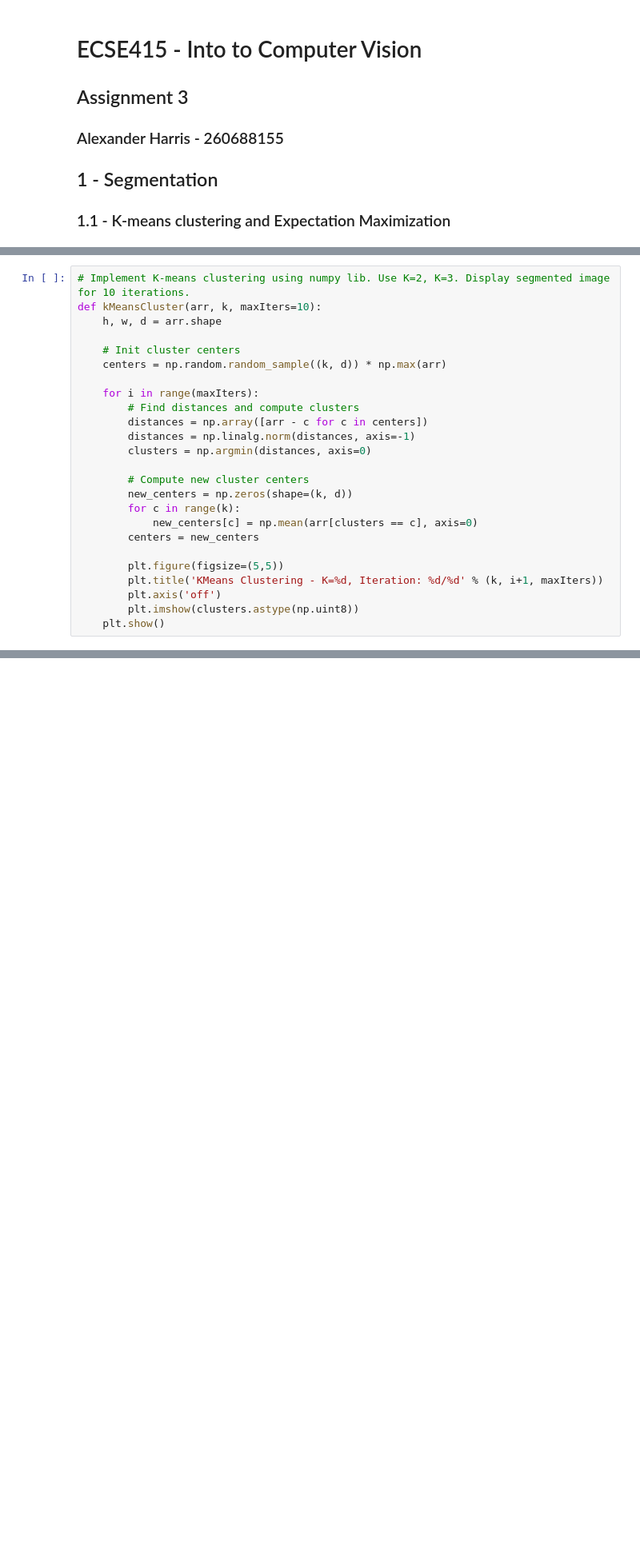
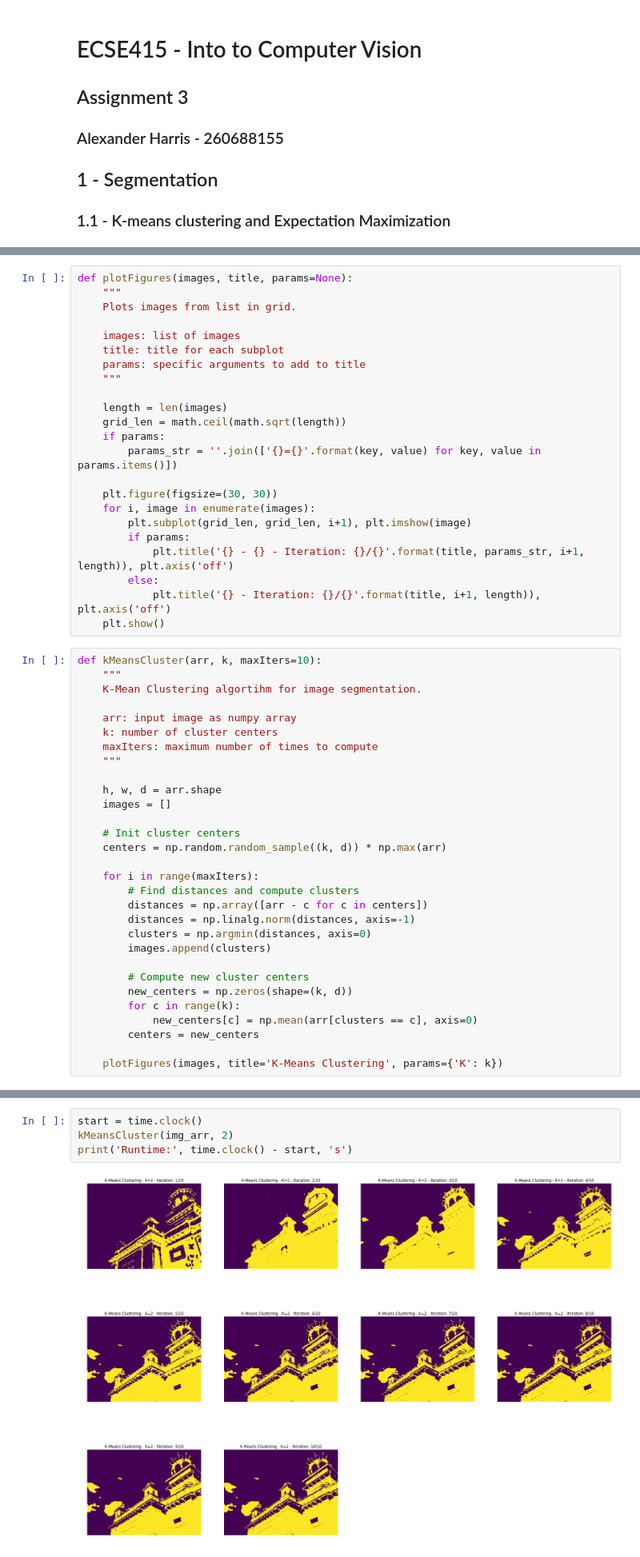
Before and after one commit to alexH2456/ECSE415, a Jupyter notebook: src/a3/Kmeans_EM.ipynb, the cells around one changed output, grey strips where cells are left out. Shown at 80% size. Drawn from its saved outputs; the diff is of its cells as text; blank space fills up the shorter version.

Commit message:
Finished K-Means and EM

```diff
--- a/src/a3/Kmeans_EM.ipynb
+++ b/src/a3/Kmeans_EM.ipynb
@@ -16,7 +17,38 @@ img_arr = np.array(img, dtype=np.float64)
+# %%
+def plotFigures(images, title, params=None):
+    """
+    Plots images from list in grid.
+
+    images: list of images
+    title: title for each subplot
+    params: specific arguments to add to title
+    """
+
+    length = len(images)
+    grid_len = math.ceil(math.sqrt(length))
+    if params:
+        params_str = ''.join(['{}={}'.format(key, value) for key, value in params.items()])
+
+    plt.figure(figsize=(30, 30))
+    for i, image in enumerate(images):
+        plt.subplot(grid_len, grid_len, i+1), plt.imshow(image)
+        if params:
+            plt.title('{} - {} - Iteration: {}/{}'.format(title, params_str, i+1, length)), plt.axis('off')
+        else:
+            plt.title('{} - Iteration: {}/{}'.format(title, i+1, length)), plt.axis('off')
+    plt.show()
 # %%
-# Implement K-means clustering using numpy lib. Use K=2, K=3. Display segmented image for 10 iterations.
 def kMeansCluster(arr, k, maxIters=10):
+    """
+    K-Mean Clustering algortihm for image segmentation.
+
+    arr: input image as numpy array
+    k: number of cluster centers
+    maxIters: maximum number of times to compute
+    """
+
     h, w, d = arr.shape
+    images = []
 
     # Init cluster centers
     centers = np.random.random_sample((k, d)) * np.max(arr)
@@ -26,6 +58,7 @@ def kMeansCluster(arr, k, maxIters=10):
         distances = np.array([arr - c for c in centers])
         distances = np.linalg.norm(distances, axis=-1)
         clusters = np.argmin(distances, axis=0)
+        images.append(clusters)
 
         # Compute new cluster centers
         new_centers = np.zeros(shape=(k, d))
@@ -33,8 +66,4 @@ def kMeansCluster(arr, k, maxIters=10):
             new_centers[c] = np.mean(arr[clusters == c], axis=0)
         centers = new_centers
 
-        plt.figure(figsize=(5,5))
-        plt.title('KMeans Clustering - K=%d, Iteration: %d/%d' % (k, i+1, maxIters))
-        plt.axis('off')
-        plt.imshow(clusters.astype(np.uint8))
-    plt.show()
+    plotFigures(images, title='K-Means Clustering', params={'K': k})
@@ -69,0 +70,6 @@ def expectationMax(arr, k, maxIters):
+# %%
+start = time.clock()
+kMeansCluster(img_arr, 2)
+print('Runtime:', time.clock() - start, 's')
+# %% [output]
+[figure, added]
```
Also changed, not shown: parts of 10 cells of this notebook.
